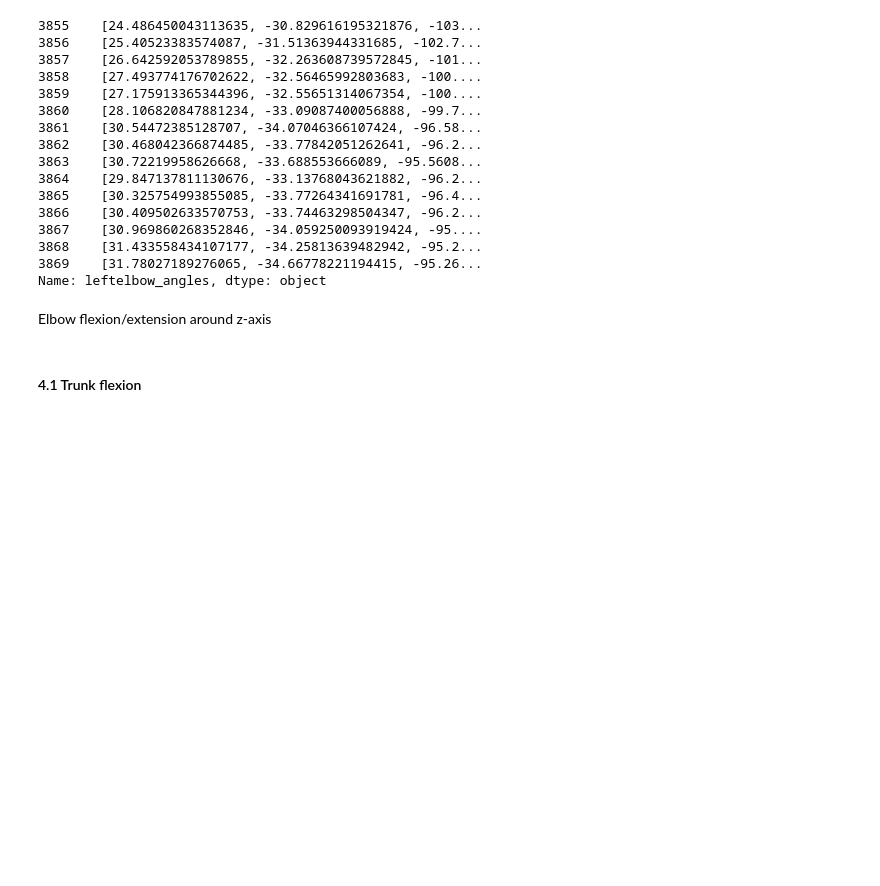
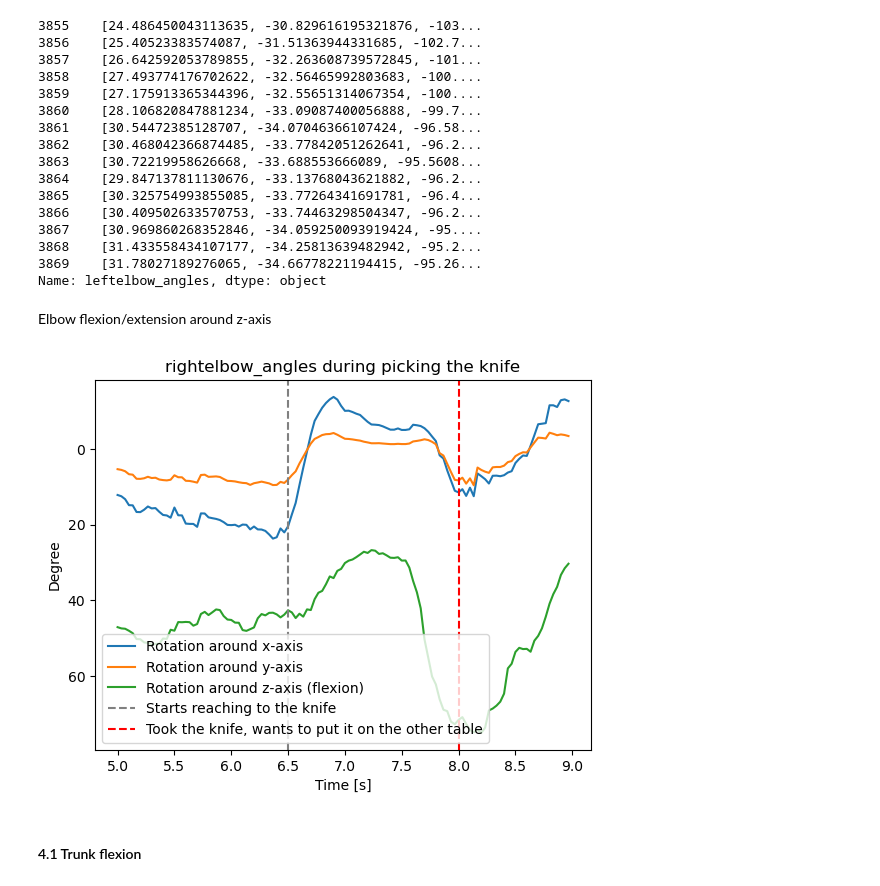
Before and after one commit to FranklinLeong/dexterity_assessment_CL, a Jupyter notebook: src/exploratory.ipynb, the cells around one changed output. Drawn from its saved outputs; the diff is of its cells as text; code cells hidden in the pictures; blank space fills up the shorter version.

```diff
--- a/src/exploratory.ipynb
+++ b/src/exploratory.ipynb
@@ -383,6 +395,12 @@ df['leftelbow_angles'][idx[0]:idx[1]]
 Name: leftelbow_angles, dtype: object
 # %% [markdown]
 Elbow flexion/extension around z-axis
+# %%
+plot_angles(df, 5, 9, 'rightelbow_angles', event= 'picking the knife',
+            vertical_line1=True, x_vertical1=6.5, label_vertical1='Starts reaching to the knife',
+            vertical_line2=True, x_vertical2=8, label_vertical2='Took the knife, wants to put it on the other table')
+# %% [output]
+[figure, added]
 # %% [markdown]
 #### 4.1 Trunk flexion
 # %%
```
Also changed, not shown: parts of 3 cells of this notebook, 2 other files.
